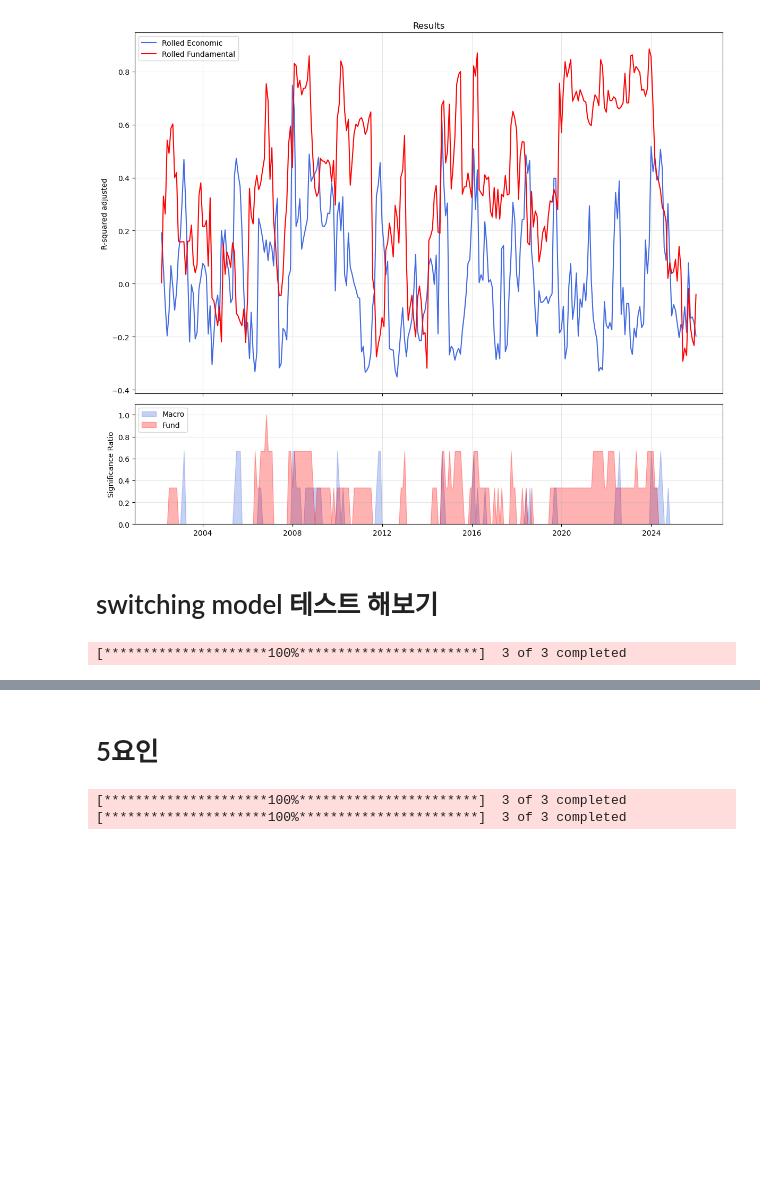
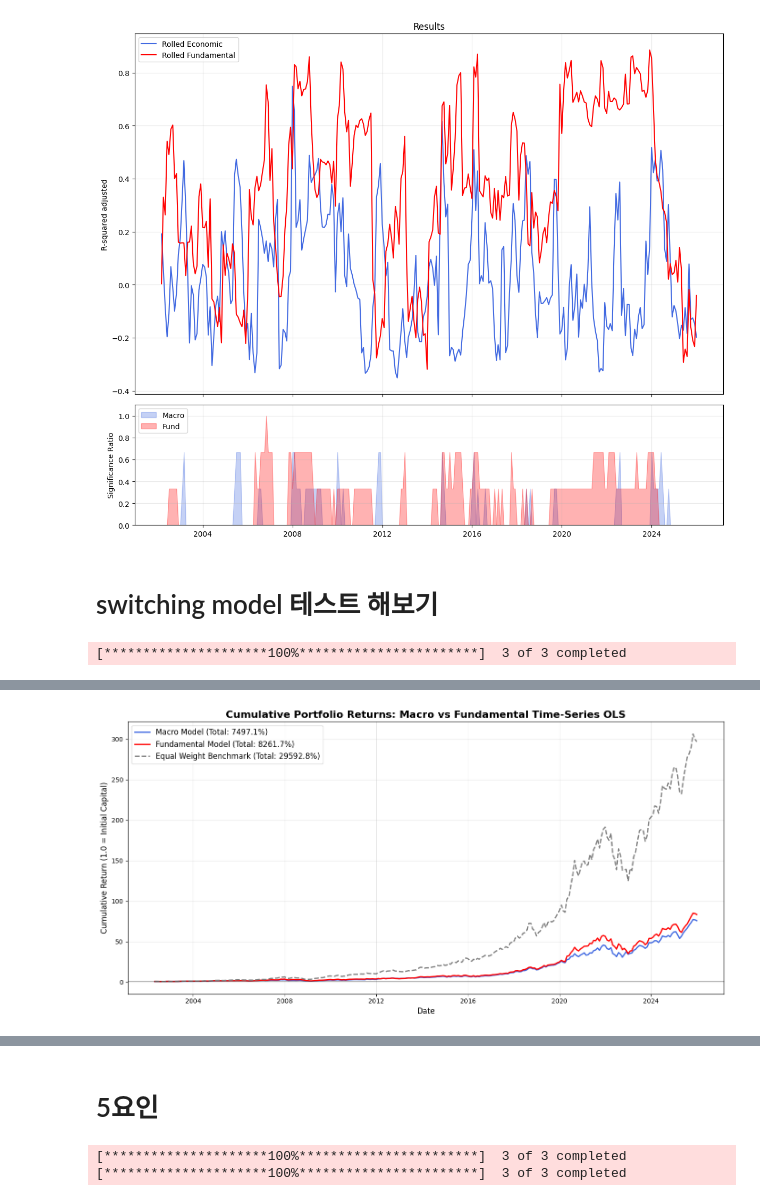
Before and after one commit to EKUMartin/Find-A, a Jupyter notebook: Factor Model/find-a.ipynb, the cells around one changed output, grey strips where cells are left out. Cells and saved outputs as stored; diff of their text form; code cells hidden in the pictures; blank space fills up the shorter version.

```diff
--- a/Factor Model/find-a.ipynb
+++ b/Factor Model/find-a.ipynb
@@ -544,0 +817,77 @@ for i in range(len(target_adj) - window_size):
+# %%
+import numpy as np
+import pandas as pd
+import matplotlib.pyplot as plt
+
+# 1. 아웃오브샘플(OOS) 실제 수익률 데이터 추출
+# 윈도우 사이즈 이후의 데이터가 실제 투자 성과를 측정할 구간입니다.
+oos_returns = target_adj.iloc[window_size:]
+oos_dates = oos_returns.index
+
+# 2. 포트폴리오 수익률 계산
+# (예측된 비중) * (실제 다음 달 수익률)의 합 = 포트폴리오 수익률
+port_ret_macro = np.sum(np.array(weights_macro_ts) * oos_returns.values, axis=1)
+port_ret_fund = np.sum(np.array(weights_fund_ts) * oos_returns.values, axis=1)
+
+# 벤치마크: 동일 비중(Equal Weight) 포트폴리오 (예: 애플 1/3, 아마존 1/3, MSFT 1/3)
+num_assets = len(target_adj.columns)
+eq_weights = np.ones(num_assets) / num_assets
+port_ret_eq = np.sum(eq_weights * oos_returns.values, axis=1)
+
+# 3. 누적 수익률(Cumulative Returns) 계산
+# 초기 자본금을 1(100%)로 가정하고 누적해서 곱해나감
+cum_ret_macro = np.cumprod(1 + port_ret_macro)
+cum_ret_fund = np.cumprod(1 + port_ret_fund)
+cum_ret_eq = np.cumprod(1 + port_ret_eq)
+
+# 4. 성과 지표(Metrics) 계산 함수 (MDD, Sharpe Ratio 등)
+def calc_metrics(returns, risk_free_rate=0.0):
+    returns_series = pd.Series(returns)
+    cum_returns = (1 + returns_series).cumprod()
+
+    # 총 수익률
+    total_return = cum_returns.iloc[-1] - 1
+
+    # 연율화 변동성 (월별 데이터이므로 sqrt(12) 곱함)
+    ann_volatility = returns_series.std() * np.sqrt(12)
+
+    # 연율화 샤프 지수
+    ann_return = (1 + total_return) ** (12 / len(returns_series)) - 1
+    sharpe_ratio = (ann_return - risk_free_rate) / ann_volatility if ann_volatility != 0 else 0
+
+    # 최대 낙폭 (MDD)
+    rolling_max = cum_returns.cummax()
+    drawdown = (cum_returns - rolling_max) / rolling_max
+    mdd = drawdown.min()
+
+    return total_return, sharpe_ratio, mdd
+
+# 각 전략별 성과 지표 계산
+metrics_macro = calc_metrics(port_ret_macro)
+metrics_fund = calc_metrics(port_ret_fund)
+metrics_eq = calc_metrics(port_ret_eq)
+
+print(f"[Macro Time-Series] 총 수익률: {metrics_macro[0]:.2%}, 샤프지수: {metrics_macro[1]:.2f}, MDD: {metrics_macro[2]:.2%}")
+print(f"[Fund Time-Series]  총 수익률: {metrics_fund[0]:.2%}, 샤프지수: {metrics_fund[1]:.2f}, MDD: {metrics_fund[2]:.2%}")
+print(f"[Equal Weight]      총 수익률: {metrics_eq[0]:.2%}, 샤프지수: {metrics_eq[1]:.2f}, MDD: {metrics_eq[2]:.2%}")
+
+# 5. 시각화 (그래프 그리기)
+plt.figure(figsize=(14, 7))
+
+# 누적 수익률 선 그래프
+plt.plot(oos_dates, cum_ret_macro, label=f'Macro Model (Total: {metrics_macro[0]:.1%})', color='royalblue', linewidth=2)
+plt.plot(oos_dates, cum_ret_fund, label=f'Fundamental Model (Total: {metrics_fund[0]:.1%})', color='red', linewidth=2)
+plt.plot(oos_dates, cum_ret_eq, label=f'Equal Weight Benchmark (Total: {metrics_eq[0]:.1%})', color='gray', linestyle='--', linewidth=2)
+
+# 기준선(초기 자본 1.0)
+plt.axhline(1.0, color='black', linestyle='-', alpha=0.3)
+
+plt.title('Cumulative Portfolio Returns: Macro vs Fundamental Time-Series OLS', fontsize=16, fontweight='bold')
+plt.xlabel('Date', fontsize=12)
+plt.ylabel('Cumulative Return (1.0 = Initial Capital)', fontsize=12)
+plt.legend(loc='upper left', fontsize=12)
+plt.grid(True, alpha=0.3)
+plt.tight_layout()
+
+plt.show()
+# %% [output]
@@ -544,0 +897 @@ for i in range(len(target_adj) - window_size):
+[figure, added]
```
Also changed, not shown: parts of 17 cells of this notebook, 7 other files.
